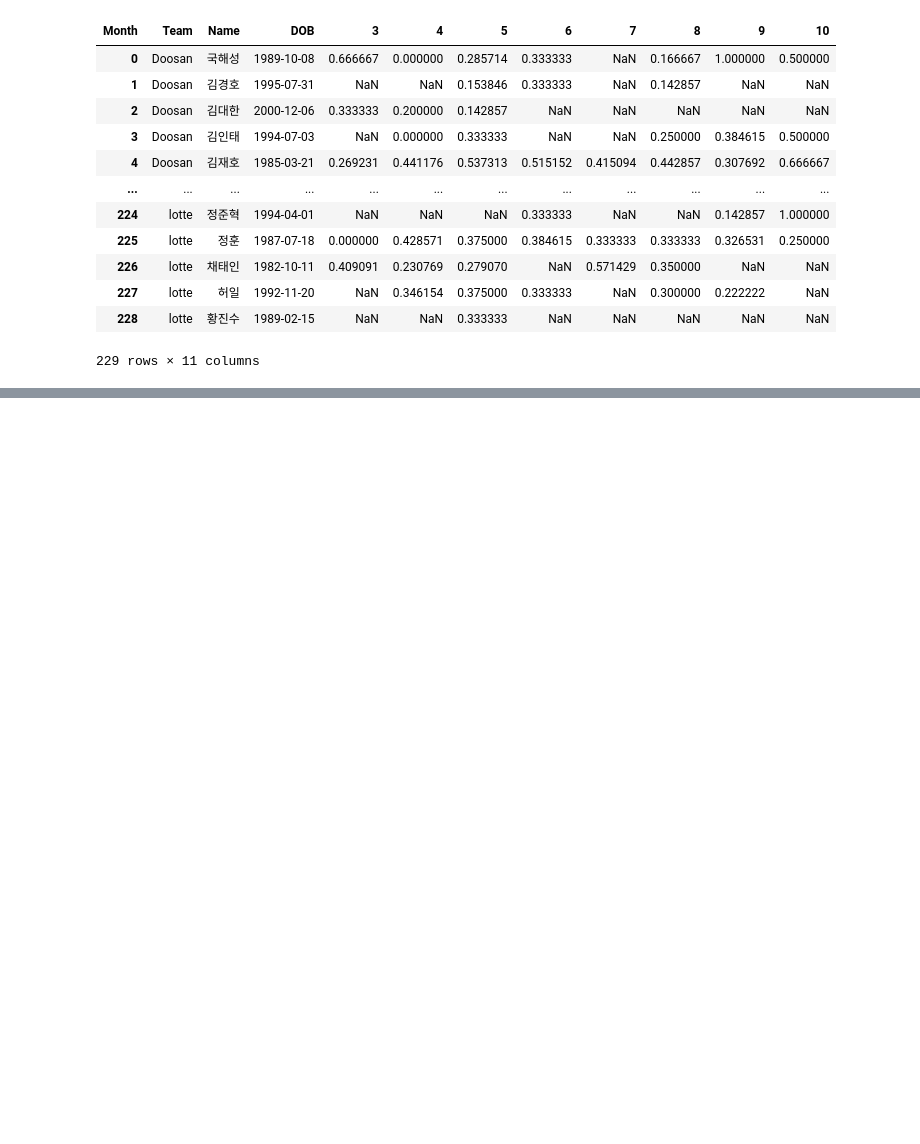
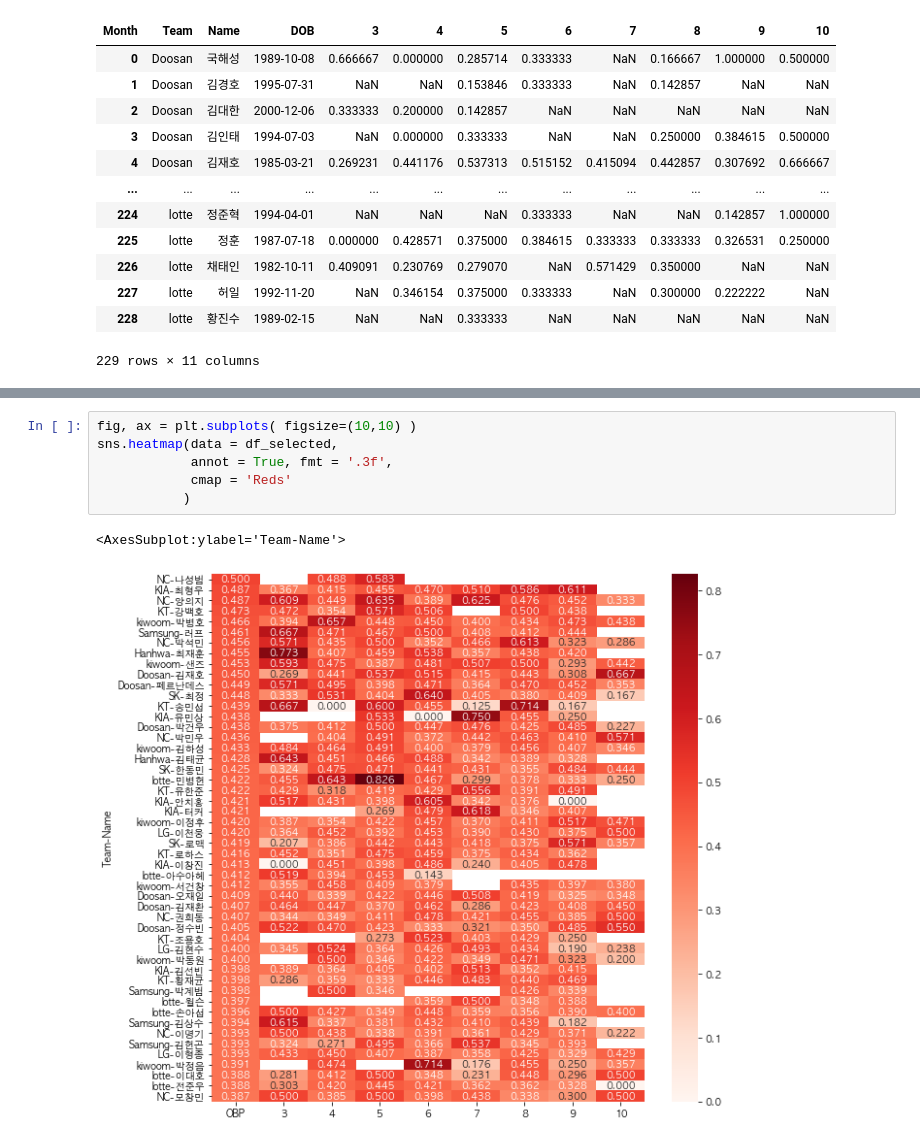
Before and after one commit to katehee/2021-Data-analysis-online-course, a Jupyter notebook: Exercise_1_baseball analysis/2_Player_Summer_Performance Analysis.ipynb, the cells around one changed output, grey strips where cells are left out. Drawn from its saved outputs; the diff is of its cells as text; blank space fills up the shorter version.

```diff
--- a/Exercise_1_baseball analysis/2_Player_Summer_Performance Analysis.ipynb
+++ b/Exercise_1_baseball analysis/2_Player_Summer_Performance Analysis.ipynb
@@ -130,0 +256,9 @@ month_pivot
+# %%
+fig, ax = plt.subplots( figsize=(10,10) )
+sns.heatmap(data = df_selected,
+            annot = True, fmt = '.3f',
+            cmap = 'Reds'
+           )
+# %% [output]
+<AxesSubplot:ylabel='Team-Name'>
+[figure, added]
```
Also changed, not shown: parts of 11 cells of this notebook.
